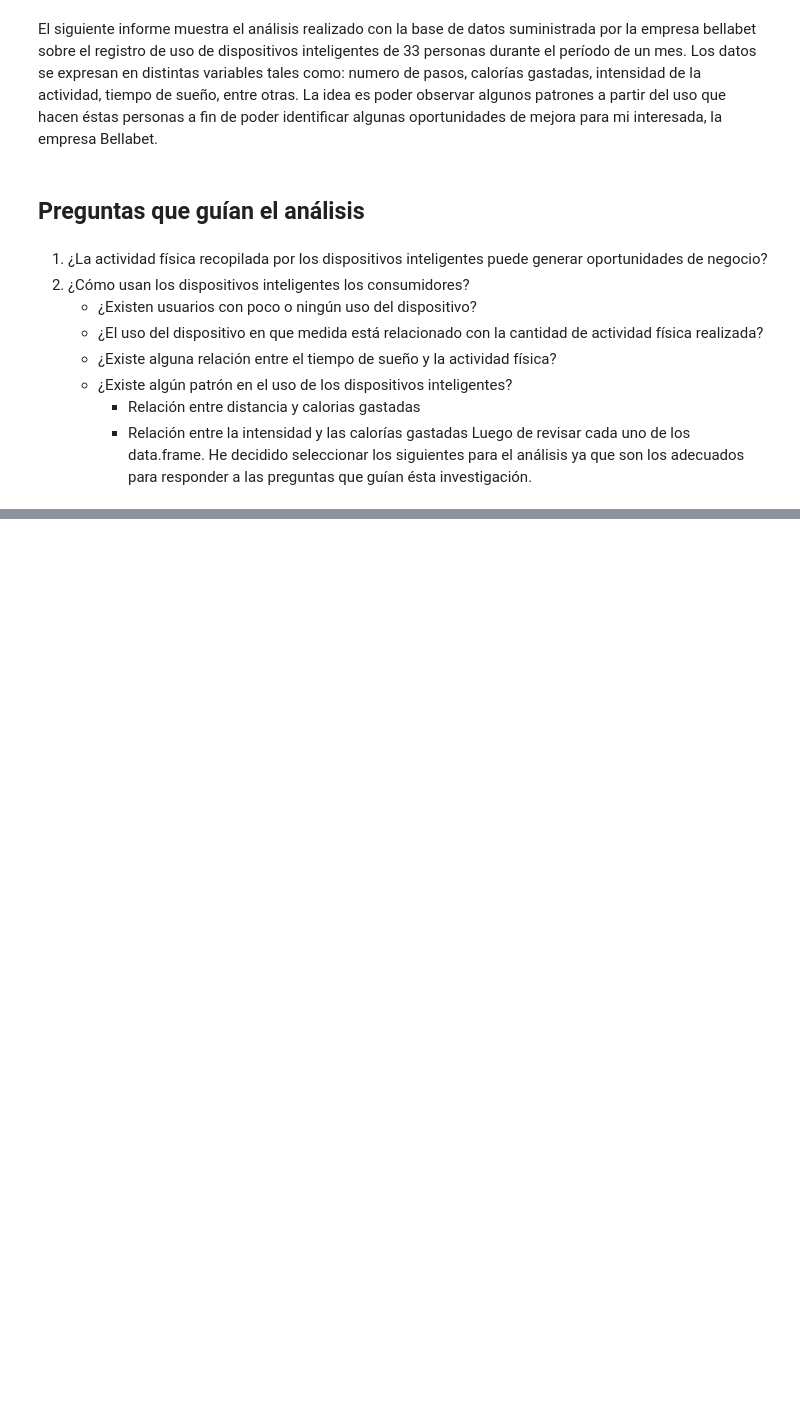
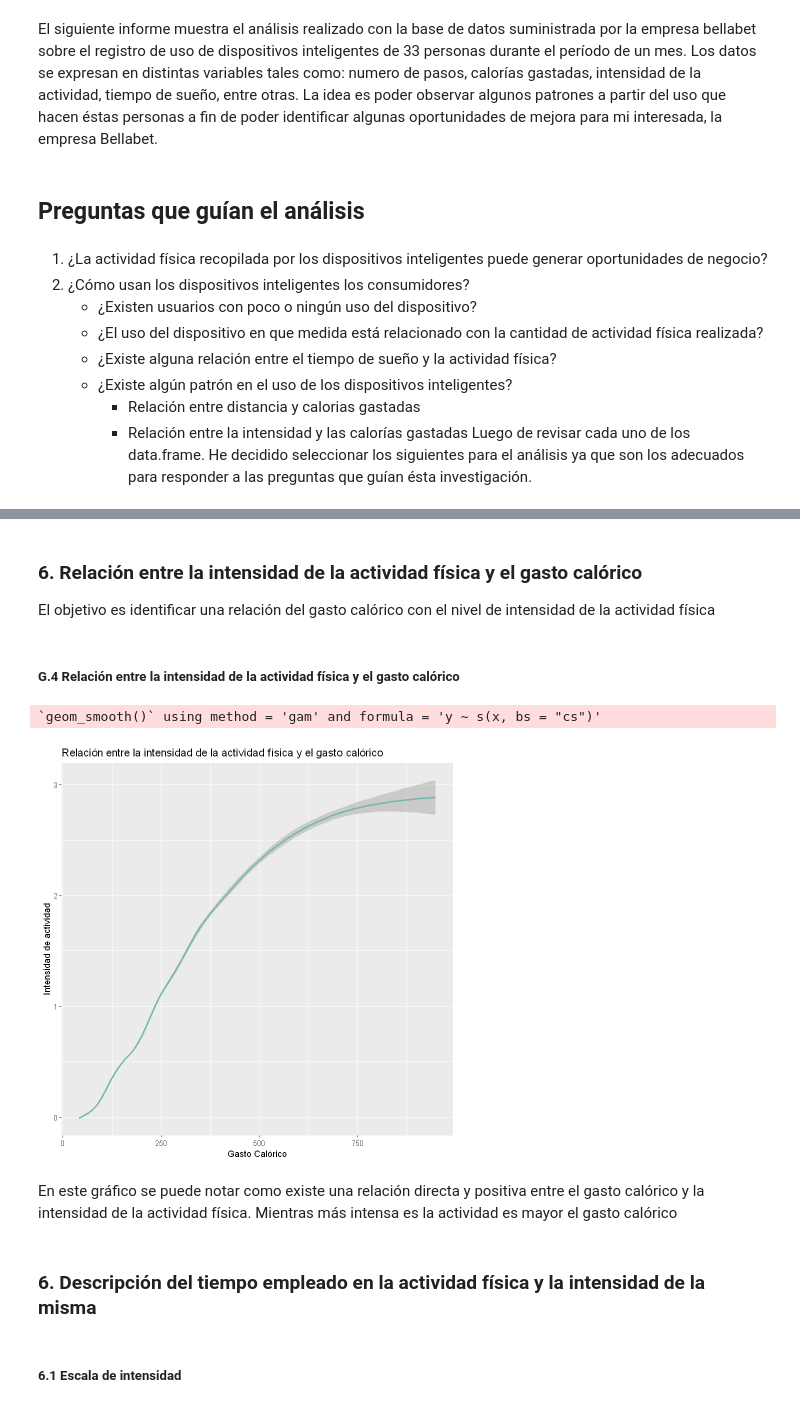
Before and after one commit to joakomedina/caso_practico_R, a Jupyter notebook: informe_jupyter/informe_final.ipynb, the cells around one changed output, grey strips where cells are left out. Saved outputs shown, nothing was run; the diff lists cells and outputs as text; code cells hidden in the pictures; blank space fills up the shorter version.

```diff
--- a/informe_jupyter/informe_final.ipynb
+++ b/informe_jupyter/informe_final.ipynb
@@ -30,0 +630,2 @@ hourlyCalories_merged.csv          | hourly_calories
+# %%
+intensities_calories <- merge(hourly_calories, hourly_intensities, by =c("id", "date", "time"))
@@ -30,0 +691,19 @@ hourlyCalories_merged.csv          | hourly_calories
+# %% [markdown]
+### 6. Relación entre la intensidad de la actividad física y el gasto calórico
+El objetivo es identificar una relación del gasto calórico con el nivel de intensidad de la actividad física
+# %% [markdown]
+##### G.4 Relación entre la intensidad de la actividad física y el gasto calórico
+# %%
+ggplot(data=intensities_calories)+
+  geom_smooth(mapping = aes(x=calories, y= averageintensity), color="#76b7b2")+
+  labs(title = "Relación entre la intensidad de la actividad física y el gasto calórico",
+       x = "Gasto Calórico", y = "Intensidad de actividad")
+# %% [output]
+`geom_smooth()` using method = 'gam' and formula = 'y ~ s(x, bs = "cs")'
+[figure, added]
+# %% [markdown]
+En este gráfico se puede notar como existe una relación directa y positiva entre el gasto calórico y la intensidad de la actividad física. Mientras más intensa es la actividad es mayor el gasto calórico
+# %% [markdown]
+### 6. Descripción del tiempo empleado en la actividad física y la intensidad de la misma
+# %% [markdown]
+##### 6.1 Escala de intensidad
```
Also changed, not shown: parts of 97 cells of this notebook.
